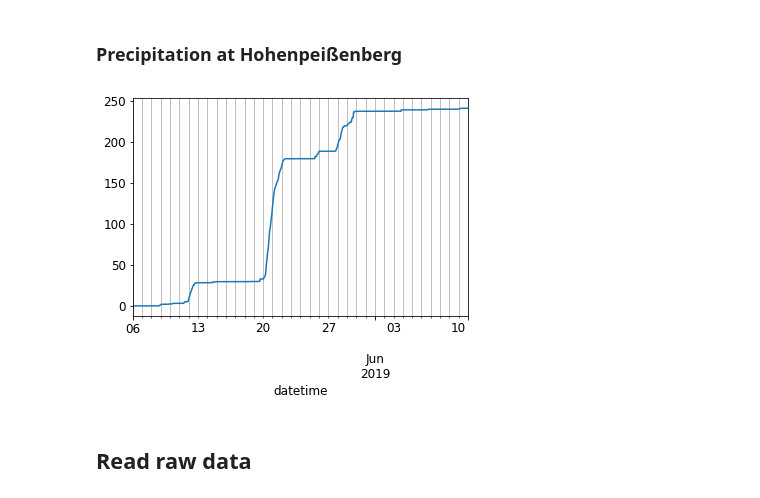
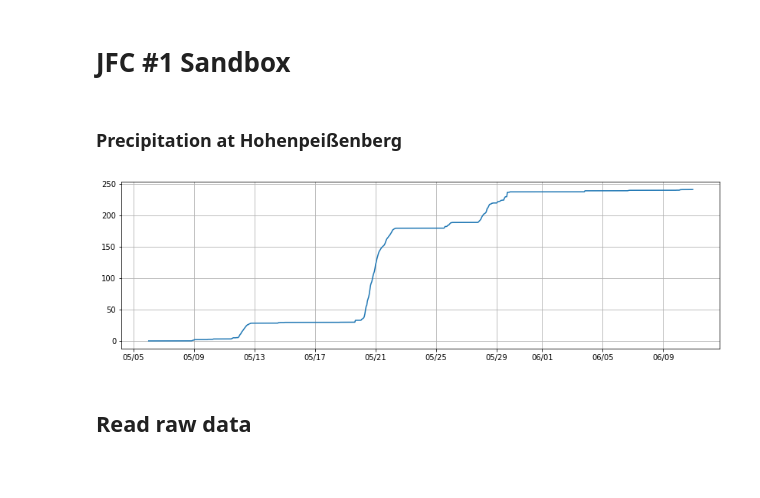
Before and after one commit to heistermann/cosmicsense, a Jupyter notebook: docs/source/notebooks/jfc1_process_merged_nobokeh.ipynb, the cells around one changed output. Cells and saved outputs as stored; diff of their text form; code cells hidden in the pictures; blank space fills up the shorter version.

```diff
--- a/docs/source/notebooks/jfc1_process_merged_nobokeh.ipynb
+++ b/docs/source/notebooks/jfc1_process_merged_nobokeh.ipynb
@@ -7,3 +1,5 @@ For a detailed explanation of prepprocessing steps, please refer to [from_n_to_t
+# %% [markdown]
+# JFC #1 Sandbox
 # %%
 # Standard packages
 import matplotlib.pyplot as plt
@@ -31,14 +27,19 @@ warnings.simplefilter('once', RuntimeWarning)
 # %%
 f_prec = "/media/x/cosmicsense/data/fendt/dwd/stundenwerte_RR_02290_akt/produkt_rr_stunde_20171208_20190610_02290.txt"
 prec = pd.read_csv(f_prec, sep=";", na_values=-999)
 
 prec.columns = ["station_id", "datetime", "quality", "depth", "ind", "wrtr", "eor"]
 prec.datetime = pd.to_datetime(prec.datetime, format="%Y%m%d%H")
 prec = prec.set_index("datetime")
-prec["2019-05-06":].depth.cumsum().plot()
-plt.grid(which="minor")
+
+fig = plt.figure(figsize=(14, 4))
+ax = plt.subplot(111)
+plt.plot(prec["2019-05-06":].index, prec["2019-05-06":].depth.cumsum())
+#prec["2019-05-06":].depth.cumsum().plot()
+plt.grid()
+ax.xaxis.set_major_formatter(mdates.DateFormatter('%m/%d'))
 # %% [output]
-[figure, old version]
+[figure, new version]
 # %% [markdown]
 ## Read raw data
 # %% [markdown]
```
Also changed, not shown: parts of 19 cells of this notebook, 1 other file.
